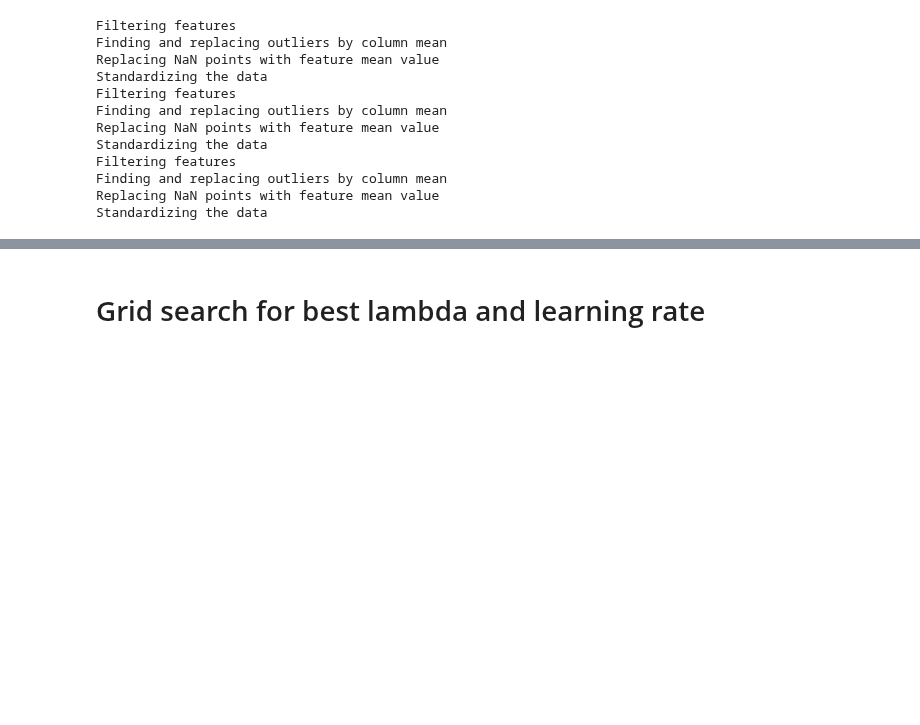
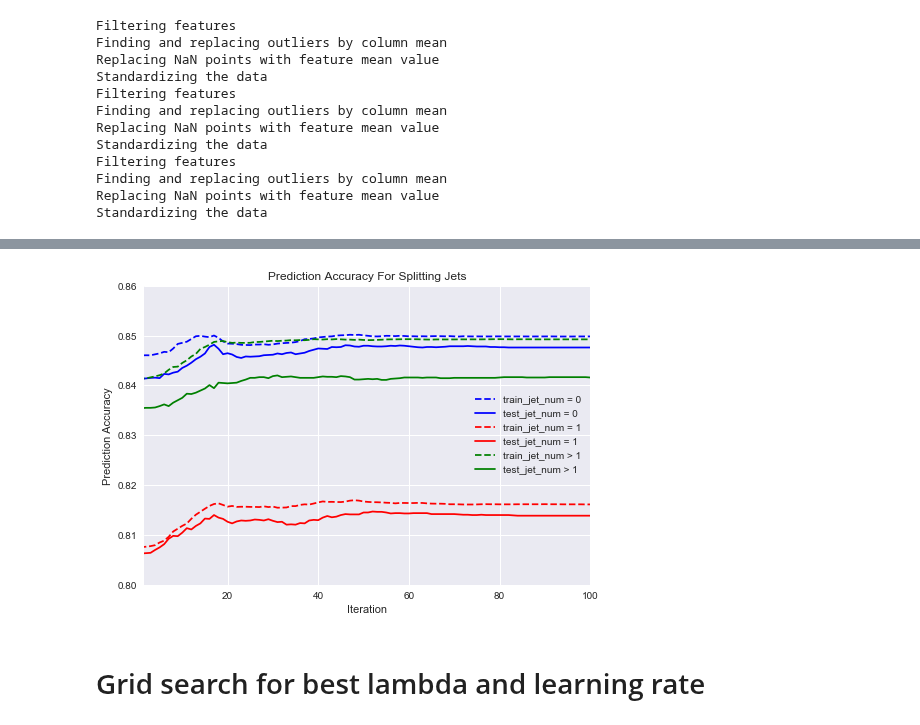
Before and after one commit to hhschede/machine_learning, a Jupyter notebook: project_1/grid_searching.ipynb, the cells around one changed output, grey strips where cells are left out. Cells and saved outputs as stored; diff of their text form; code cells hidden in the pictures; blank space fills up the shorter version.

```diff
--- a/project_1/grid_searching.ipynb
+++ b/project_1/grid_searching.ipynb
@@ -147,3 +145,26 @@ print(np.max(acc))
+# %%
+# Plotting the training and testing accuracies of the three jet groups
+
+plt.style.use('seaborn')
+
+plt.ylim(0.8, 0.86)
+plt.xlim(1.5,100)
+plt.plot(acc0, label='train_jet_num = 0', c='blue', linestyle='dashed')
+plt.plot(acc_t0, label='test_jet_num = 0', c='blue')
+
+plt.plot(acc1, label='train_jet_num = 1', c='red', linestyle='dashed')
+plt.plot(acc_t1, label='test_jet_num = 1', c='red')
+
+plt.plot(acc2, label='train_jet_num > 1', c='green', linestyle='dashed')
+plt.plot(acc_t2, label='test_jet_num > 1', c='green')
+
+plt.xlabel('Iteration')
+plt.ylabel('Prediction Accuracy')
+plt.legend()
+
+plt.show()
+# %% [output]
+[figure, added]
 # %% [markdown]
 Grid search for best lambda and learning rate
 ===
```
Also changed, not shown: parts of 4 cells of this notebook, 6 other files.
